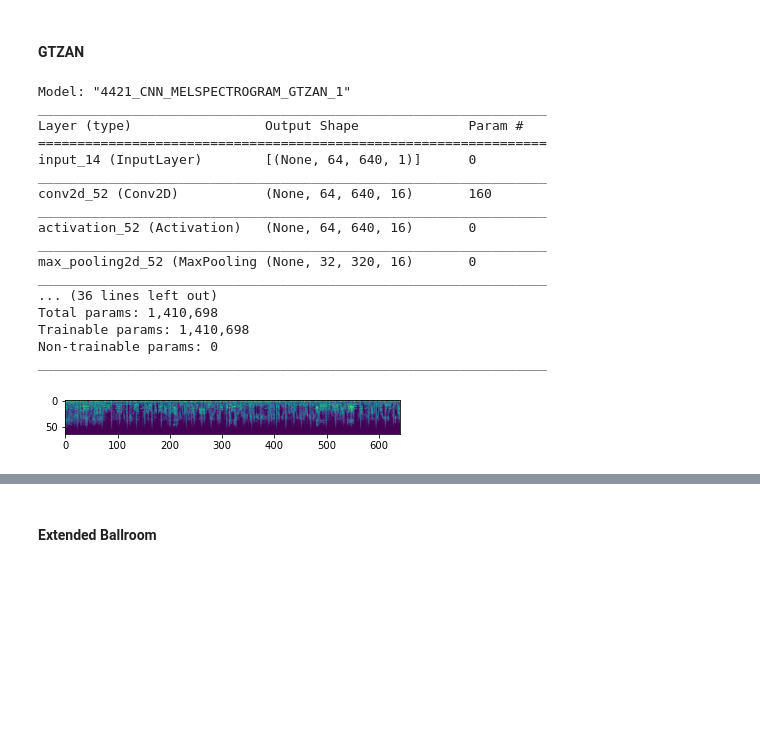
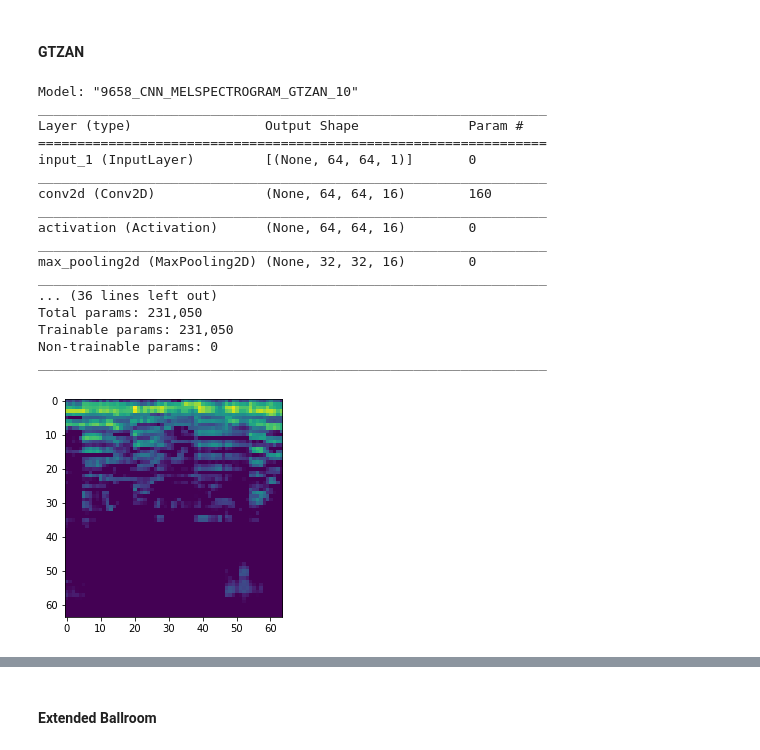
Before and after one commit to MarkGelo/CS-584, a Jupyter notebook: Project/Source/Music Genre Classification.ipynb, the cells around one changed output, grey strips where cells are left out. Saved outputs shown, nothing was run; the diff lists cells and outputs as text; code cells hidden in the pictures; blank space fills up the shorter version.

```diff
--- a/Project/Source/Music Genre Classification.ipynb
+++ b/Project/Source/Music Genre Classification.ipynb
@@ -620,7 +625,7 @@ cur_mod_stats.to_csv('models/models.csv', mode = 'a', header = False, index = Fa
 uid = np.random.randint(1, 10000) # 'unique' id
 while sum([x.startswith(str(uid)) for x in os.listdir('models/')]) != 0: # if duplicate
     uid = np.random.randint(1, 10000)
-split = 1
+split = 10
 mod = 'CNN'
 feat = 'MFCC'
 dat = 'ExtendedBallroom'
@@ -756,40 +761,40 @@ def MEL_CNN(input_shape, num_genres, name):
 # %%
 # Get Features
 uid = np.random.randint(1, 10000) # 'unique' id
 while sum([x.startswith(str(uid)) for x in os.listdir('models/')]) != 0: # if duplicate
     uid = np.random.randint(1, 10000)
-split = 1
+split = 10
 mod = 'CNN'
 feat = 'MELSPECTROGRAM'
 dat = 'GTZAN'
 name = '_'.join([x.upper() for x in [str(uid), mod, feat,dat, str(split)]])
 X_train, X_test, Y_train, Y_test = getFeatures(dat, feat, split)
 #print(X_train.shape)
 plt.imshow(X_train[1])
 # Model
 m = MEL_CNN(X_train.shape[1:] + (1,), 10, name)
 opt = keras.optimizers.Adam(lr = 0.001)
 m.compile(optimizer = opt, loss = "categorical_crossentropy", metrics = ['categorical_accuracy'])
 m.summary()
 # %% [output]
-Model: "4421_CNN_MELSPECTROGRAM_GTZAN_1"
+Model: "9658_CNN_MELSPECTROGRAM_GTZAN_10"
 _________________________________________________________________
 Layer (type)                 Output Shape              Param #
 =================================================================
-input_14 (InputLayer)        [(None, 64, 640, 1)]      0
+input_1 (InputLayer)         [(None, 64, 64, 1)]       0
 _________________________________________________________________
-conv2d_52 (Conv2D)           (None, 64, 640, 16)       160
+conv2d (Conv2D)              (None, 64, 64, 16)        160
 _________________________________________________________________
-activation_52 (Activation)   (None, 64, 640, 16)       0
+activation (Activation)      (None, 64, 64, 16)        0
 _________________________________________________________________
-max_pooling2d_52 (MaxPooling (None, 32, 320, 16)       0
+max_pooling2d (MaxPooling2D) (None, 32, 32, 16)        0
 _________________________________________________________________
 ... (36 lines left out)
-Total params: 1,410,698
-Trainable params: 1,410,698
+Total params: 231,050
+Trainable params: 231,050
 Non-trainable params: 0
 _________________________________________________________________
-[figure, old version]
+[figure, new version]
 # %%
 checkpoint_path = 'checkpoints/{val_loss:.2f}-{epoch:02d}.hdf5'
 history = m.fit(X_train, Y_train, epochs = 100, batch_size = BATCH_SIZE, validation_split = 0.2,
```
Also changed, not shown: parts of 102 cells of this notebook, 9 other files.
